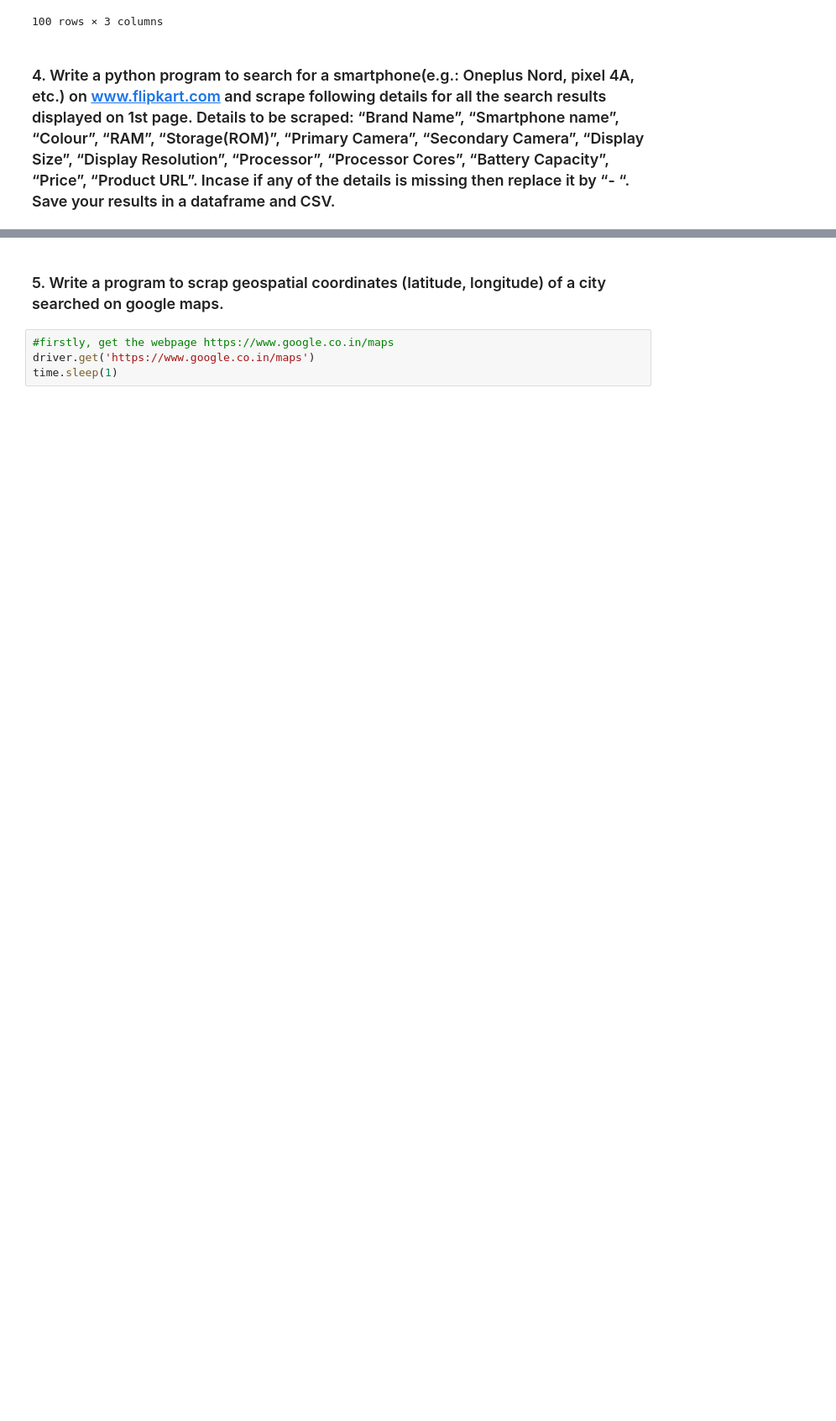
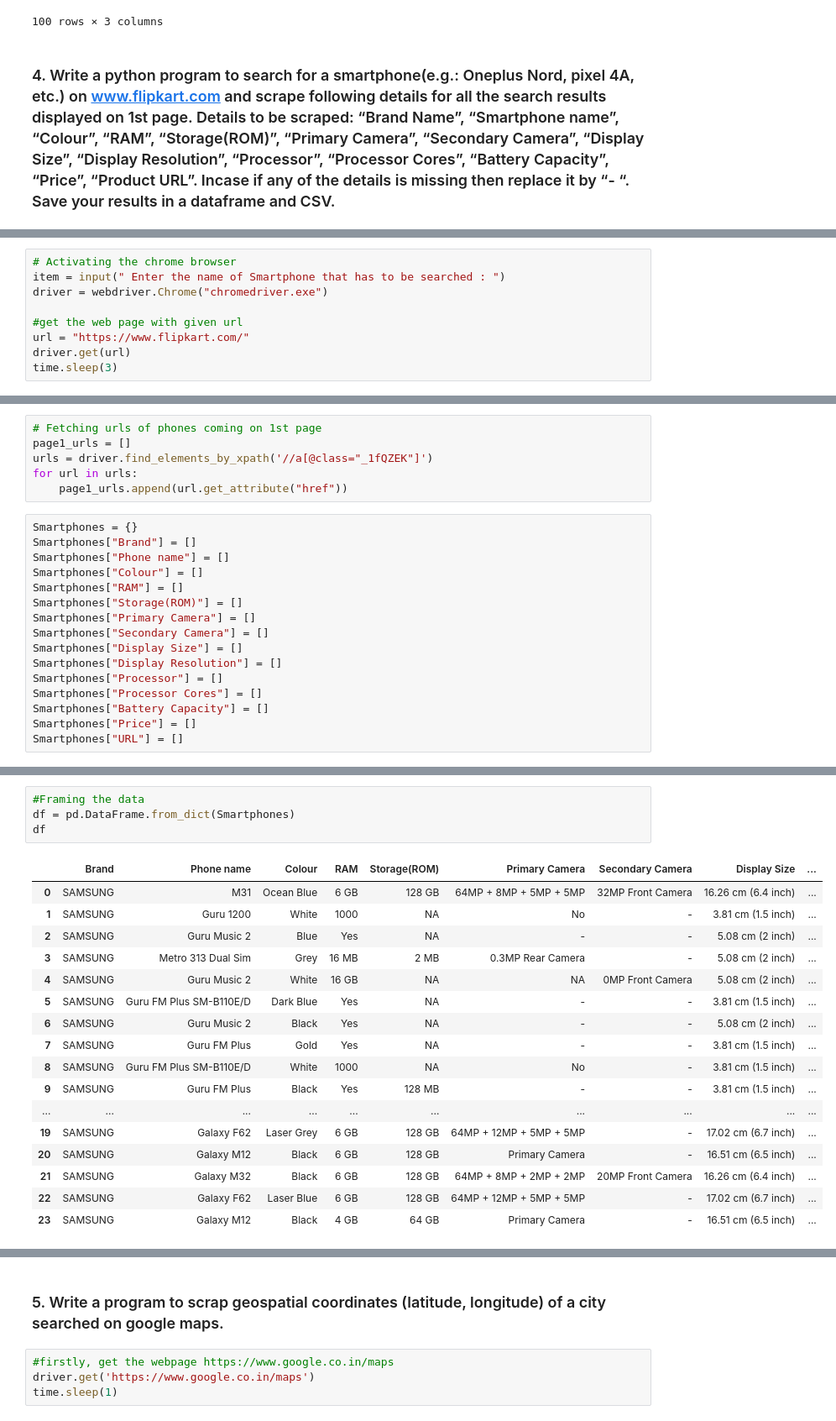
Before and after one commit to Aliakbar2/WEB-SCRAPING-ASSIGNMENT-1, a Jupyter notebook: web_scraping_assignment3_SOLVED.ipynb, the cells around one changed output, grey strips where cells are left out. Shown at 84% size. Saved outputs shown, nothing was run; the diff lists cells and outputs as text; blank space fills up the shorter version.

```diff
--- a/web_scraping_assignment3_SOLVED.ipynb
+++ b/web_scraping_assignment3_SOLVED.ipynb
@@ -372,0 +347,9 @@ for i in urls:
+# %%
+# Activating the chrome browser
+item = input(" Enter the name of Smartphone that has to be searched : ")
+driver = webdriver.Chrome("chromedriver.exe")
+
+#get the web page with given url
+url = "https://www.flipkart.com/"
+driver.get(url)
+time.sleep(3)
@@ -373 +369,23 @@ for i in urls:
+# %%
+# Fetching urls of phones coming on 1st page
+page1_urls = []
+urls = driver.find_elements_by_xpath('//a[@class="_1fQZEK"]')
+for url in urls:
+    page1_urls.append(url.get_attribute("href"))
+# %%
+Smartphones = {}
+Smartphones["Brand"] = []
+Smartphones["Phone name"] = []
+Smartphones["Colour"] = []
+Smartphones["RAM"] = []
+Smartphones["Storage(ROM)"] = []
+Smartphones["Primary Camera"] = []
+Smartphones["Secondary Camera"] = []
+Smartphones["Display Size"] = []
+Smartphones["Display Resolution"] = []
+Smartphones["Processor"] = []
+Smartphones["Processor Cores"] = []
+Smartphones["Battery Capacity"] = []
+Smartphones["Price"] = []
+Smartphones["URL"] = []
 # %%
@@ -507,2 +548,24 @@ flipkart_data
+# %%
+#Framing the data
+df = pd.DataFrame.from_dict(Smartphones)
+df
+# %% [output]
+|  | Brand | Phone name | Colour | RAM | Storage(ROM) | Primary Camera | Secondary Camera | Display Size | ... |
+| 0 | SAMSUNG | M31 | Ocean Blue | 6 GB | 128 GB | 64MP + 8MP + 5MP + 5MP | 32MP Front Camera | 16.26 cm (6.4 inch) | ... |
+| 1 | SAMSUNG | Guru 1200 | White | 1000 | NA | No | - | 3.81 cm (1.5 inch) | ... |
+| 2 | SAMSUNG | Guru Music 2 | Blue | Yes | NA | - | - | 5.08 cm (2 inch) | ... |
+| 3 | SAMSUNG | Metro 313 Dual Sim | Grey | 16 MB | 2 MB | 0.3MP Rear Camera | - | 5.08 cm (2 inch) | ... |
+| 4 | SAMSUNG | Guru Music 2 | White | 16 GB | NA | NA | 0MP Front Camera | 5.08 cm (2 inch) | ... |
+| 5 | SAMSUNG | Guru FM Plus SM-B110E/D | Dark Blue | Yes | NA | - | - | 3.81 cm (1.5 inch) | ... |
+| 6 | SAMSUNG | Guru Music 2 | Black | Yes | NA | - | - | 5.08 cm (2 inch) | ... |
+| 7 | SAMSUNG | Guru FM Plus | Gold | Yes | NA | - | - | 3.81 cm (1.5 inch) | ... |
+| 8 | SAMSUNG | Guru FM Plus SM-B110E/D | White | 1000 | NA | No | - | 3.81 cm (1.5 inch) | ... |
+| 9 | SAMSUNG | Guru FM Plus | Black | Yes | 128 MB | - | - | 3.81 cm (1.5 inch) | ... |
+| ... | ... | ... | ... | ... | ... | ... | ... | ... | ... |
+| 19 | SAMSUNG | Galaxy F62 | Laser Grey | 6 GB | 128 GB | 64MP + 12MP + 5MP + 5MP | - | 17.02 cm (6.7 inch) | ... |
+| 20 | SAMSUNG | Galaxy M12 | Black | 6 GB | 128 GB | Primary Camera | - | 16.51 cm (6.5 inch) | ... |
+| 21 | SAMSUNG | Galaxy M32 | Black | 6 GB | 128 GB | 64MP + 8MP + 2MP + 2MP | 20MP Front Camera | 16.26 cm (6.4 inch) | ... |
+| 22 | SAMSUNG | Galaxy F62 | Laser Blue | 6 GB | 128 GB | 64MP + 12MP + 5MP + 5MP | - | 17.02 cm (6.7 inch) | ... |
+| 23 | SAMSUNG | Galaxy M12 | Black | 4 GB | 64 GB | Primary Camera | - | 16.51 cm (6.5 inch) | ... |
 # %%
 #saving data to csv
```
Also changed, not shown: parts of 22 cells of this notebook.
